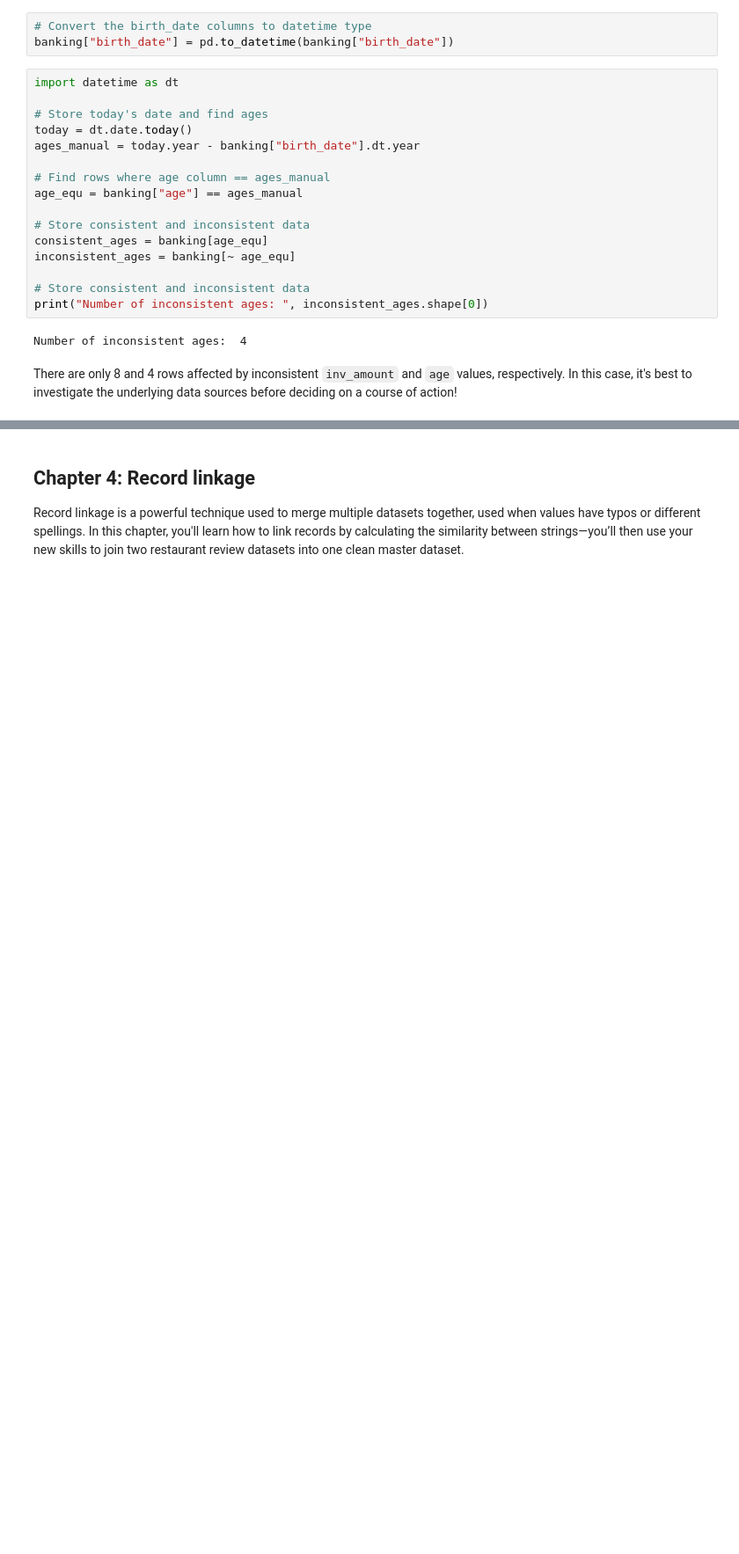
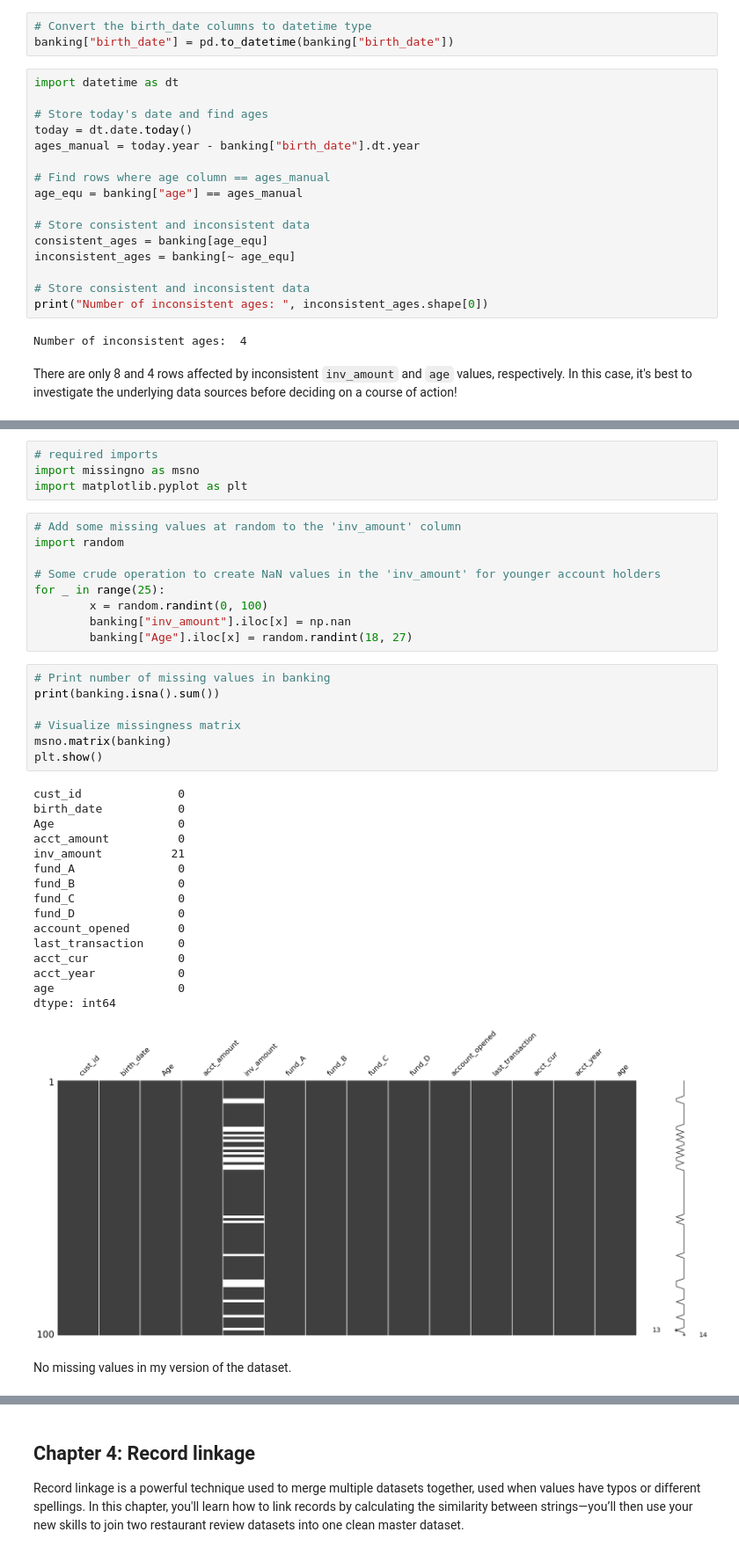
Before and after one commit to mahmoudadelaziz/data-cleaning-with-python, a Jupyter notebook: Cleaning Data in Python.ipynb, the cells around one changed output, grey strips where cells are left out. Shown at 88% size. Saved outputs shown, nothing was run; the diff lists cells and outputs as text; blank space fills up the shorter version.

Commit message:
Learned about visualizing and handling different kinds of missing values.

```diff
--- a/Cleaning Data in Python.ipynb
+++ b/Cleaning Data in Python.ipynb
@@ -888,0 +907,39 @@ There are only 8 and 4 rows affected by inconsistent `inv_amount` and `age` valu
+# %%
+# required imports
+import missingno as msno
+import matplotlib.pyplot as plt
+# %%
+# Add some missing values at random to the 'inv_amount' column
+import random
+
+# Some crude operation to create NaN values in the 'inv_amount' for younger account holders
+for _ in range(25):
+        x = random.randint(0, 100)
+        banking["inv_amount"].iloc[x] = np.nan
+        banking["Age"].iloc[x] = random.randint(18, 27)
+# %%
+# Print number of missing values in banking
+print(banking.isna().sum())
+
+# Visualize missingness matrix
+msno.matrix(banking)
+plt.show()
+# %% [output]
+cust_id              0
+birth_date           0
+Age                  0
+acct_amount          0
+inv_amount          21
+fund_A               0
+fund_B               0
+fund_C               0
+fund_D               0
+account_opened       0
+last_transaction     0
+acct_cur             0
+acct_year            0
+age                  0
+dtype: int64
+[figure, added]
+# %% [markdown]
+No missing values in my version of the dataset.
```
Also changed, not shown: parts of 17 cells of this notebook.
